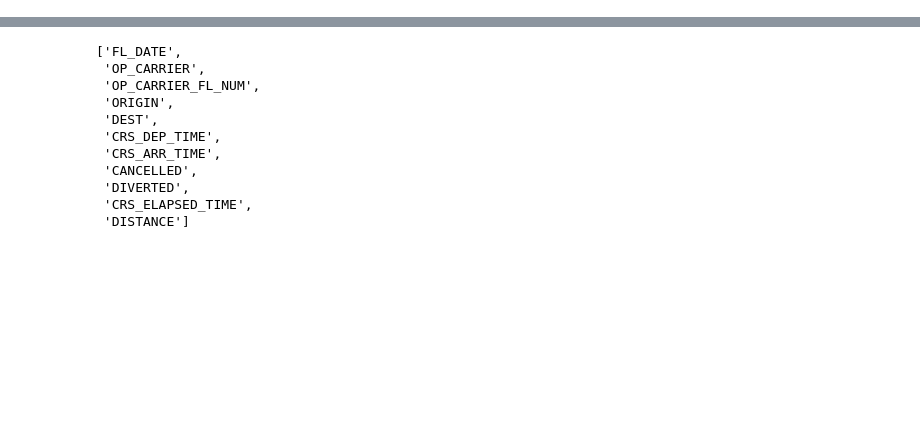
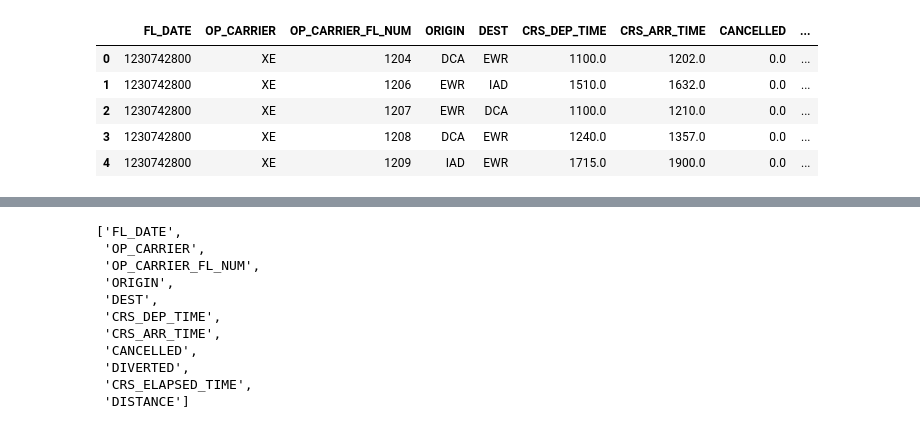
Before and after one commit to gitHan25/BigData, a Jupyter notebook: tes.ipynb, the cells around one changed output, grey strips where cells are left out. Cells and saved outputs as stored; diff of their text form; code cells hidden in the pictures; blank space fills up the shorter version.

```diff
--- a/tes.ipynb
+++ b/tes.ipynb
@@ -106 +129,10 @@ classify_df = df.drop("Unnamed: 27",
 classify_df = classify_df.withColumn("FL_DATE", F.unix_timestamp("FL_DATE"))
+# %%
+classify_df.limit(5).toPandas()
+# %% [output]
+|  | FL_DATE | OP_CARRIER | OP_CARRIER_FL_NUM | ORIGIN | DEST | CRS_DEP_TIME | CRS_ARR_TIME | CANCELLED | ... |
+| 0 | 1230742800 | XE | 1204 | DCA | EWR | 1100.0 | 1202.0 | 0.0 | ... |
+| 1 | 1230742800 | XE | 1206 | EWR | IAD | 1510.0 | 1632.0 | 0.0 | ... |
+| 2 | 1230742800 | XE | 1207 | EWR | DCA | 1100.0 | 1210.0 | 0.0 | ... |
+| 3 | 1230742800 | XE | 1208 | DCA | EWR | 1240.0 | 1357.0 | 0.0 | ... |
+| 4 | 1230742800 | XE | 1209 | IAD | EWR | 1715.0 | 1900.0 | 0.0 | ... |
```
Also changed, not shown: parts of 34 cells of this notebook.
